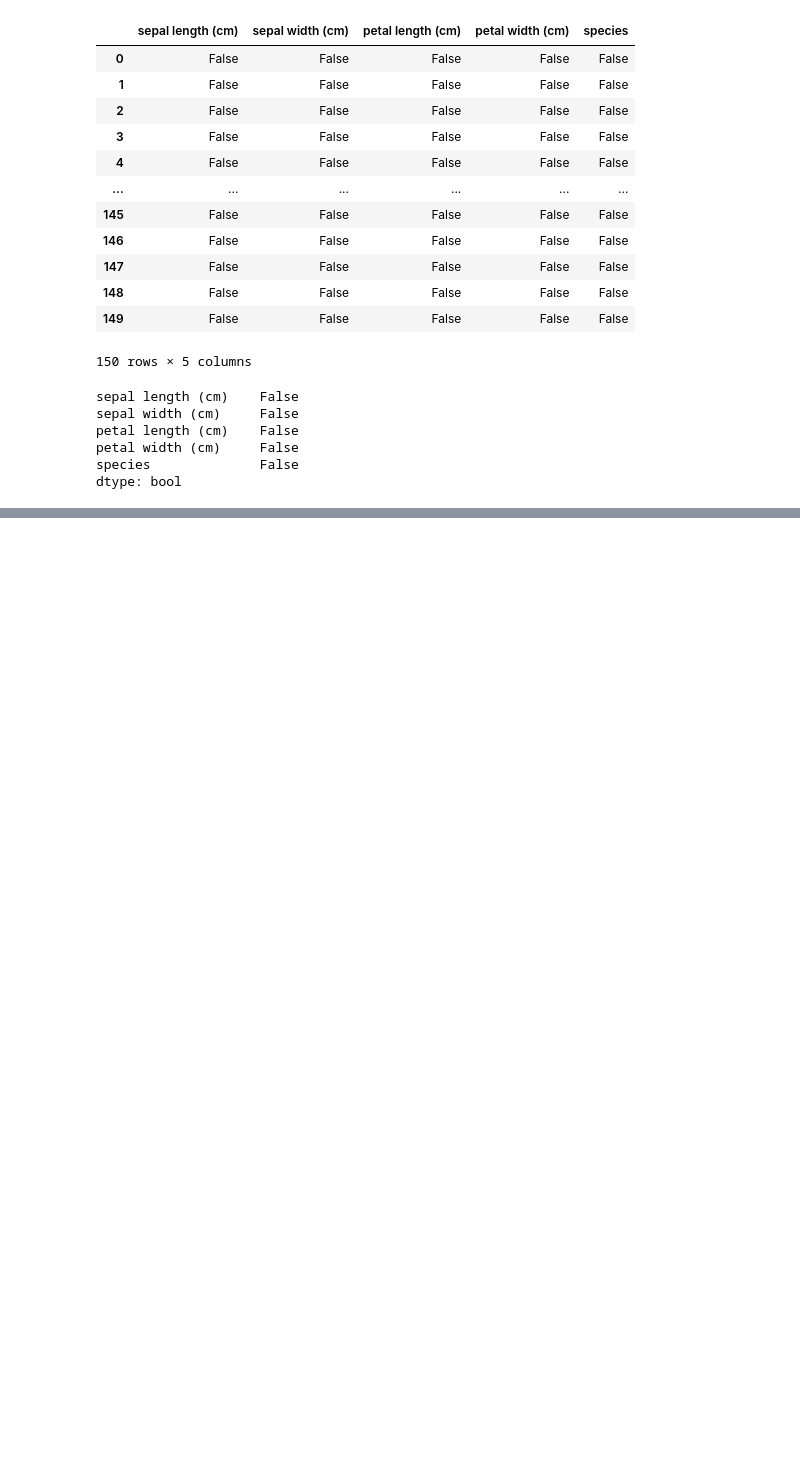
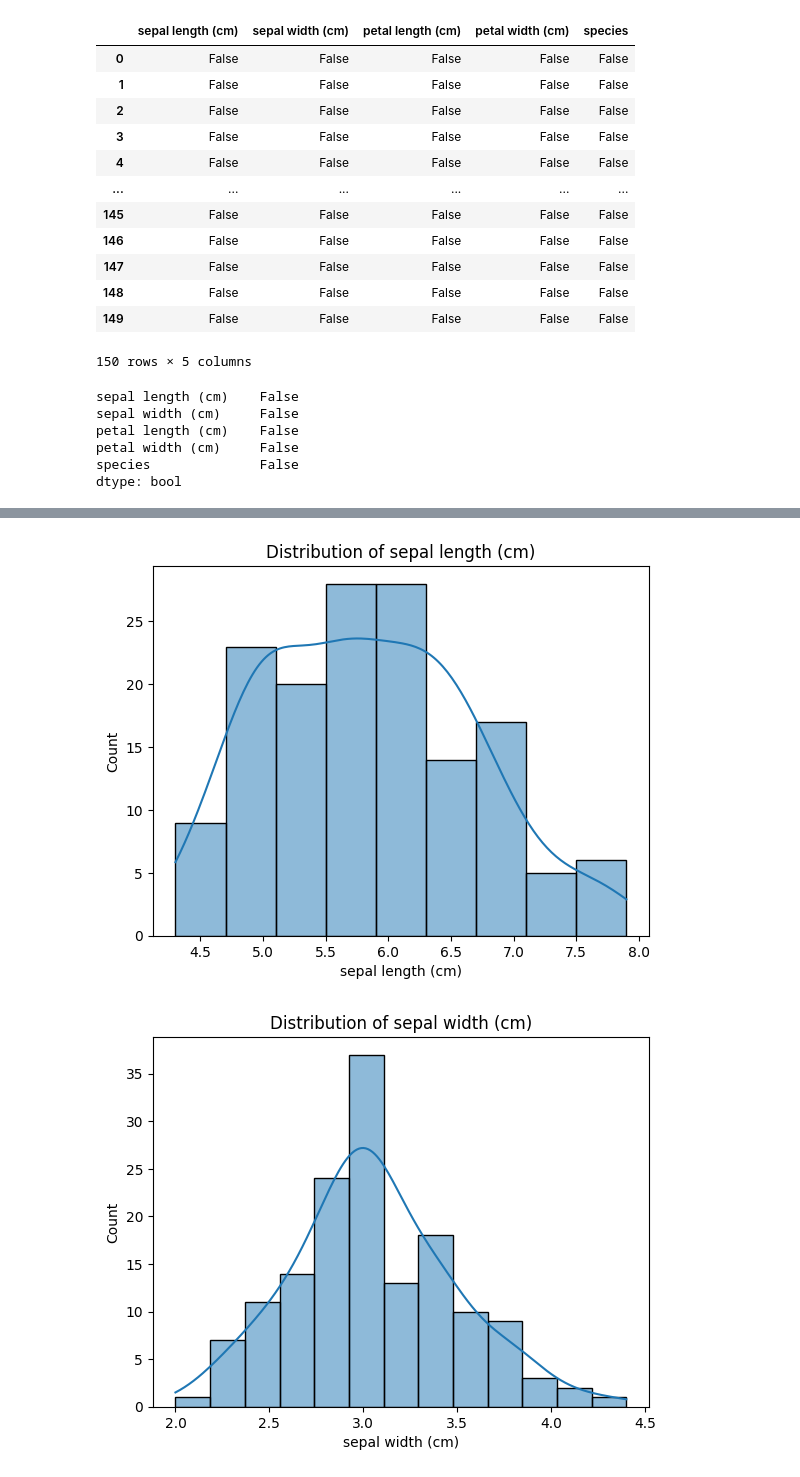
Before and after one commit to shseam13/AIML, a Jupyter notebook: gaussian_naive_bayes.ipynb, the cells around one changed output, grey strips where cells are left out. Saved outputs shown, nothing was run; the diff lists cells and outputs as text; code cells hidden in the pictures; blank space fills up the shorter version.

```diff
--- a/gaussian_naive_bayes.ipynb
+++ b/gaussian_naive_bayes.ipynb
@@ -53,0 +66,8 @@ dtype: bool
+# %%
+for column in df.columns[:-1]:
+    sns.histplot(df[column], kde=True)
+    plt.title(f'Distribution of {column}')
+    plt.show()
+# %% [output]
+[figure, added]
+[figure, added]
```
Also changed, not shown: parts of 5 cells of this notebook.
